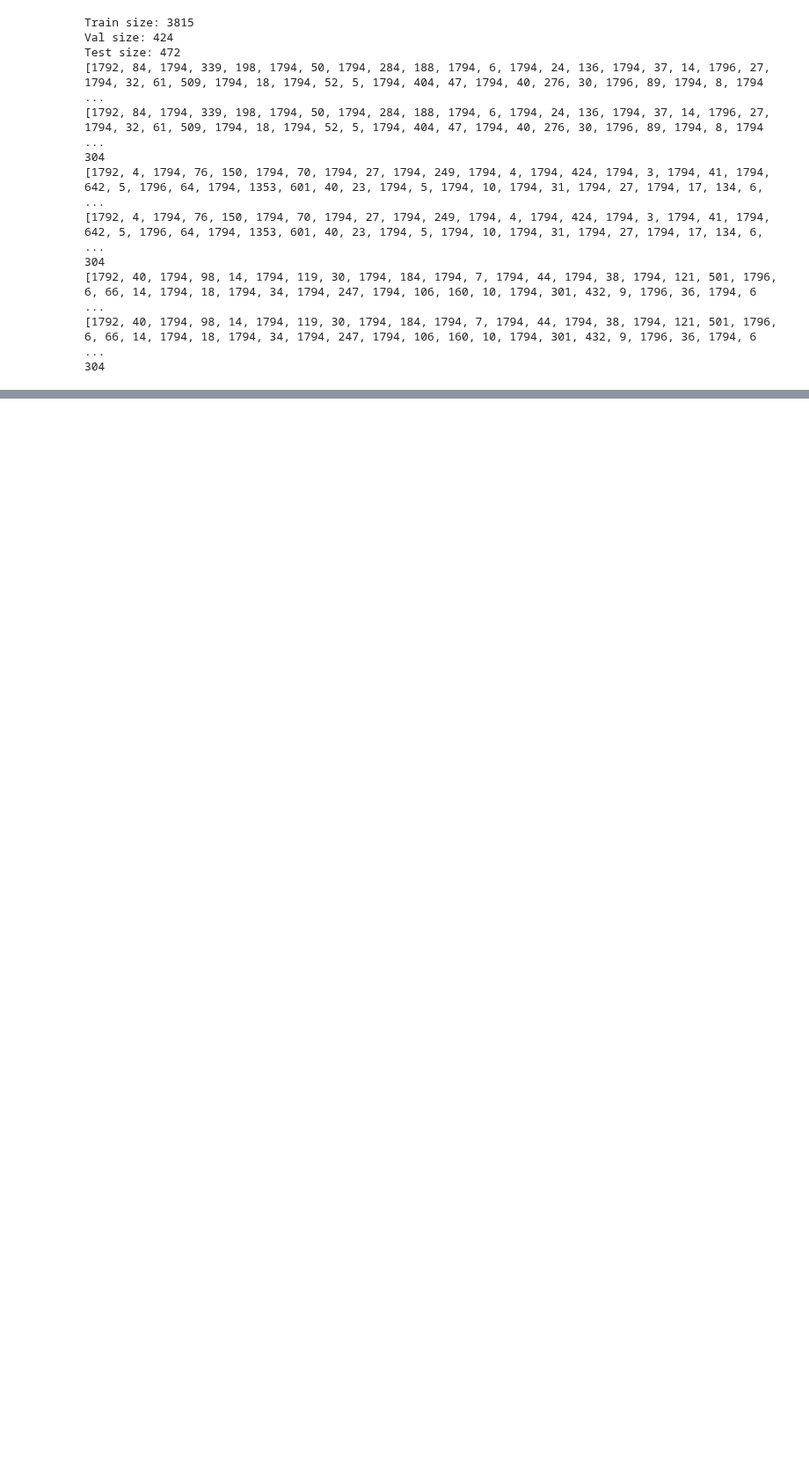
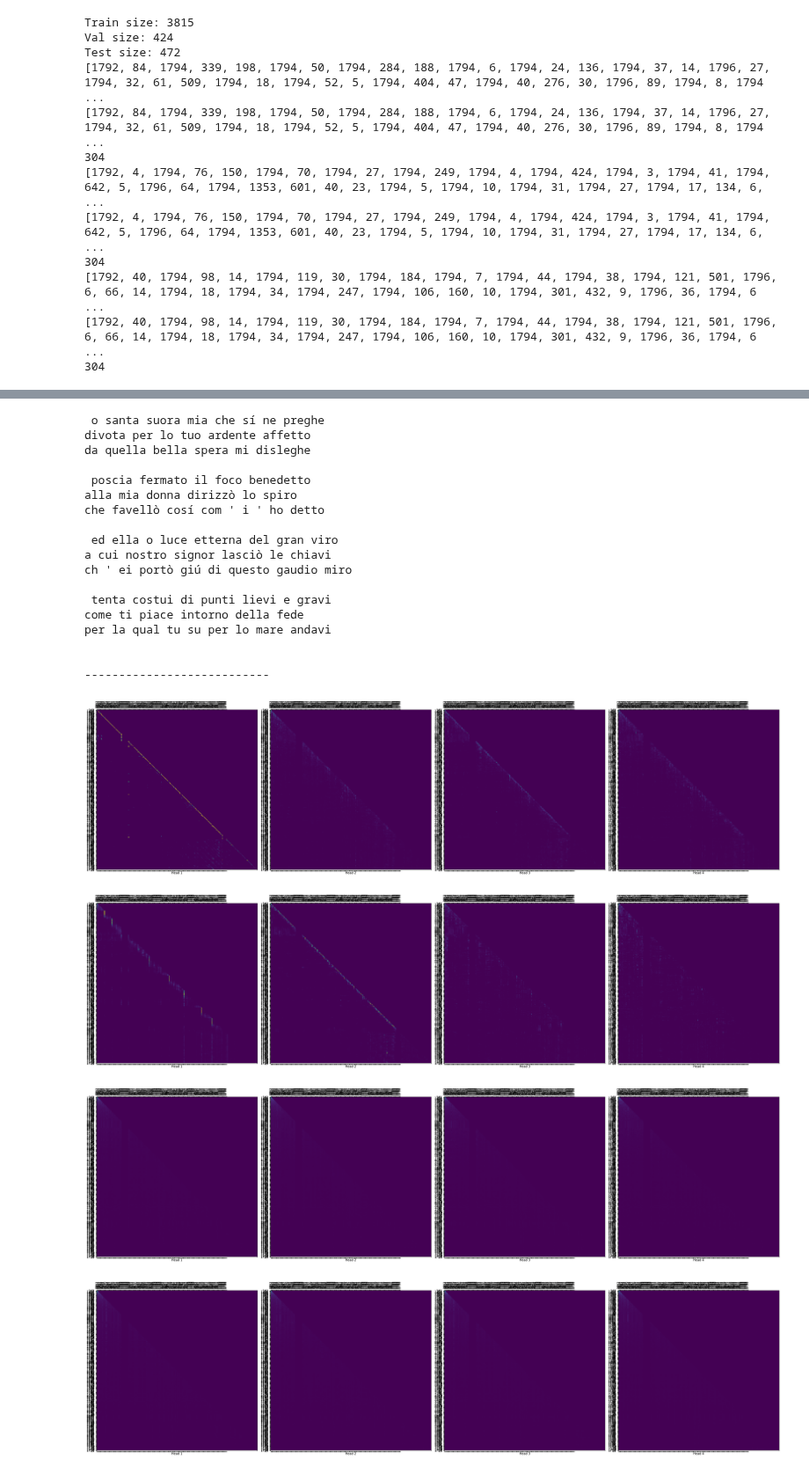
Before and after one commit to DanieleVeri/deep_comedy, a Jupyter notebook: Transformer.ipynb, the cells around one changed output, grey strips where cells are left out. Shown at 88% size. Cells and saved outputs as stored; diff of their text form; code cells hidden in the pictures; blank space fills up the shorter version.

Commit message:
attention weights plot

```diff
--- a/Transformer.ipynb
+++ b/Transformer.ipynb
@@ -78,13 +78,13 @@ W&B Run: https://app.wandb.ai/veri/deep_comedy/runs/2a6xrqfg
 #@title Model
 
 vocab_size = 1797
-wandb.config.num_layers = 5
-wandb.config.d_model = 256
-wandb.config.dff = 1024
+wandb.config.num_layers = 6
+wandb.config.d_model = 128
+wandb.config.dff = 512
 wandb.config.num_heads = 4
 input_vocab_size = vocab_size
 target_vocab_size = vocab_size
-wandb.config.dropout = 0.3
+wandb.config.dropout = 0.1
 batch_len = 304
 EPOCHS = 200
 
@@ -1238,33 +1239,81 @@ def evaluate(inp_sentence, decoder_input):
                                                     enc_padding_mask,
                                                     combined_mask,
                                                     dec_padding_mask)
 
         # select the last word from the seq_len dimension
         predictions = predictions[: ,-1:, :]  # (batch_size, 1, vocab_size)
 
         predicted_id = tf.cast(tf.argmax(predictions, axis=-1), tf.int32)
 
         # return the result if the predicted_id is equal to the end token
         if predicted_id == eos:
             terces += 1
             if terces == 3:
                 return tf.squeeze(output, axis=0), attention_weights
         # concatentate the predicted_id to the output which is given to the decoder
         # as its input.
         output = tf.concat([output, predicted_id], axis=-1)
 
     return tf.squeeze(output, axis=0), attention_weights
 
-out_list = test_b[1][0]
+def plot_attention_weights(attention, sentence, result, layer):
+    fig = plt.figure(figsize=(32, 16))
+    attention = tf.squeeze(attention[layer], axis=0)
+    for head in range(attention.shape[0]):
+        ax = fig.add_subplot(2, 4, head+1)
+        # plot the attention weights
+        ax.matshow(attention[head][:-1, :], cmap='viridis')
+        fontdict = {'fontsize': 10}
+        ax.set_xticks(range(len(sentence)+2))
+        ax.set_yticks(range(len(result)))
+        ax.set_ylim(len(result)-1.5, -0.5)
+        ax.set_xticklabels(sentence, fontdict=fontdict, rotation=90)
+        ax.set_yticklabels(result, fontdict=fontdict)
+        ax.set_xlabel('Head {}'.format(head+1))
+    plt.tight_layout()
+    plt.show()
+
+out_list = test_b[0][0]
 print(seq2str(out_list))
 txt_gen = seq2str(out_list)+"\n--------------------\n"
 offset = 75 # a tercet
 print("---------------------------")
 for i in range(10): # 30 terces = cantica
     out, att_w = evaluate([pad], out_list[-offset:])
-    out_list = out.numpy().tolist()
+    aa = out.numpy().tolist()
+    if i==0: #only once
+        plot_attention_weights(att_w, out_list, aa, 'decoder_layer1_block1')
+        plot_attention_weights(att_w, out_list, aa, 'decoder_layer2_block1')
+        plot_attention_weights(att_w, out_list, aa, 'decoder_layer3_block1')
+        plot_attention_weights(att_w, out_list, aa, 'decoder_layer4_block1')
+        plot_attention_weights(att_w, out_list, aa, 'decoder_layer5_block1')
+        plot_attention_weights(att_w, out_list, aa, 'decoder_layer6_block1')
+    out_list = aa
     out_str = seq2str(out_list[offset:])
     txt_gen += out_str + "\n"
     print(out_str)
 
-wandb.log({"generated": wandb.Table(data=txt_gen.split('\n'), columns=["Text"])})
+wandb.log({"generated": wandb.Html("<pre>"+txt_gen+"</pre>", inject=False)})
+# %% [output]
+ o santa suora mia che sí ne preghe
+divota per lo tuo ardente affetto
+da quella bella spera mi disleghe
+
+ poscia fermato il foco benedetto
+alla mia donna dirizzò lo spiro
+che favellò cosí com ' i ' ho detto
+
+ ed ella o luce etterna del gran viro
+a cui nostro signor lasciò le chiavi
+ch ' ei portò giú di questo gaudio miro
+
+ tenta costui di punti lievi e gravi
+come ti piace intorno della fede
+per la qual tu su per lo mare andavi
+
+
+---------------------------
+[figure, added]
+[figure, added]
+[figure, added]
+[figure, added]
```
Also changed, not shown: parts of 4 cells of this notebook.
